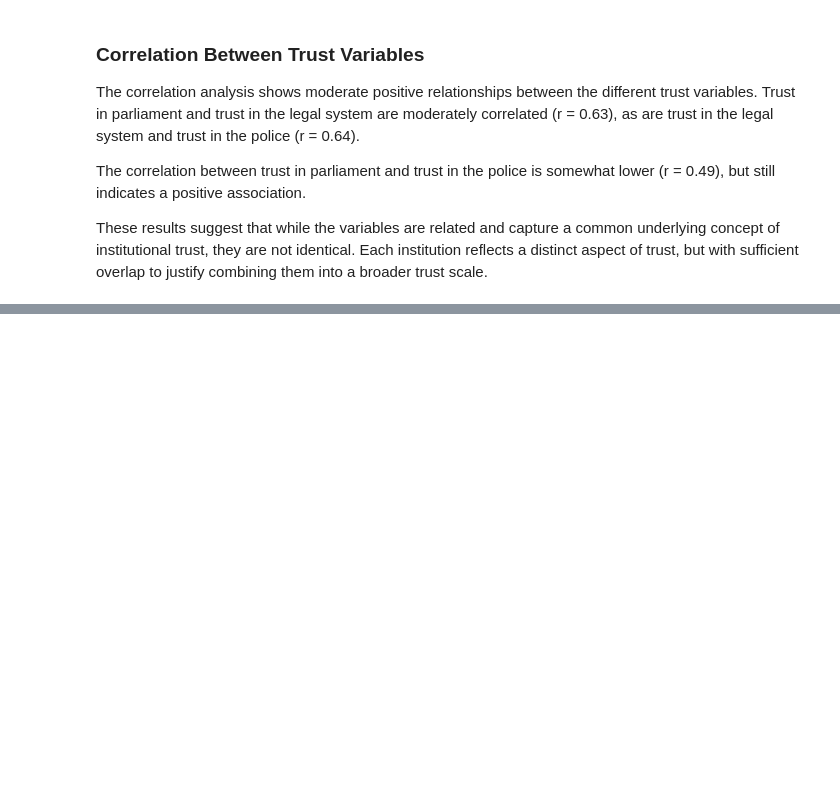
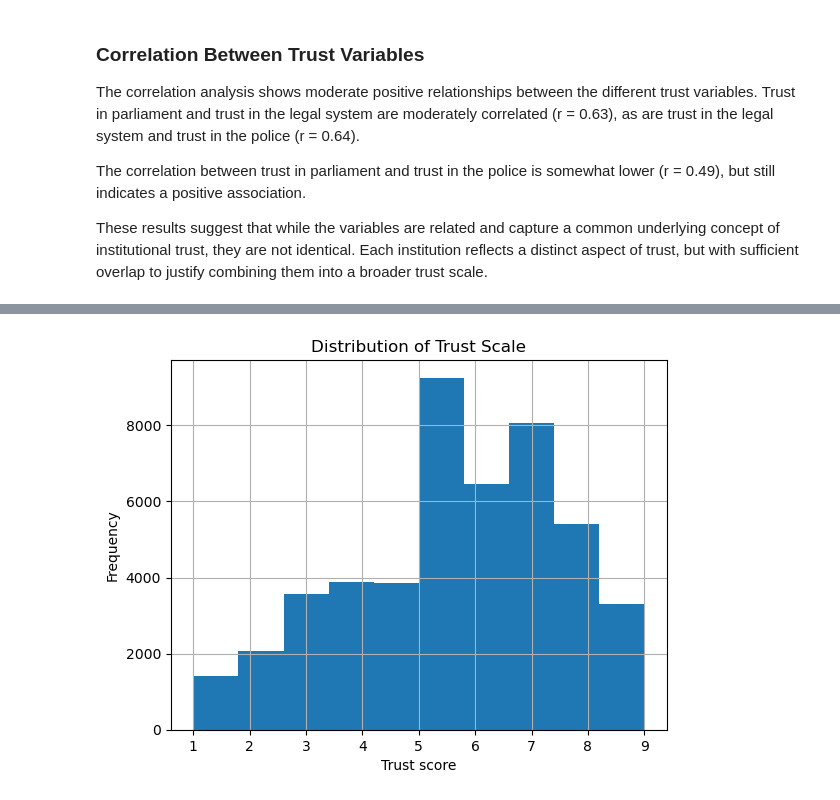
Before and after one commit to TheMasterChiev/survey-data-analysis, a Jupyter notebook: survey_analysis.ipynb, the cells around one changed output, grey strips where cells are left out. Drawn from its saved outputs; the diff is of its cells as text; code cells hidden in the pictures; blank space fills up the shorter version.

```diff
--- a/survey_analysis.ipynb
+++ b/survey_analysis.ipynb
@@ -331,3 +330,6 @@ The correlation analysis shows moderate positive relationships between the diffe
 The correlation between trust in parliament and trust in the police is somewhat lower (r = 0.49), but still indicates a positive association.
 
 These results suggest that while the variables are related and capture a common underlying concept of institutional trust, they are not identical. Each institution reflects a distinct aspect of trust, but with sufficient overlap to justify combining them into a broader trust scale.
+# %%
+data['trust_scale'] = data[trust_vars].mean(axis=1)
+data['trust_scale'].describe()
@@ -333,0 +356,8 @@ These results suggest that while the variables are related and capture a common
+# %%
+data['trust_scale'].hist(bins=10)
+plt.title("Distribution of Trust Scale")
+plt.xlabel("Trust score")
+plt.ylabel("Frequency")
+plt.show()
+# %% [output]
+[figure, added]
```
Also changed, not shown: parts of 8 cells of this notebook.
